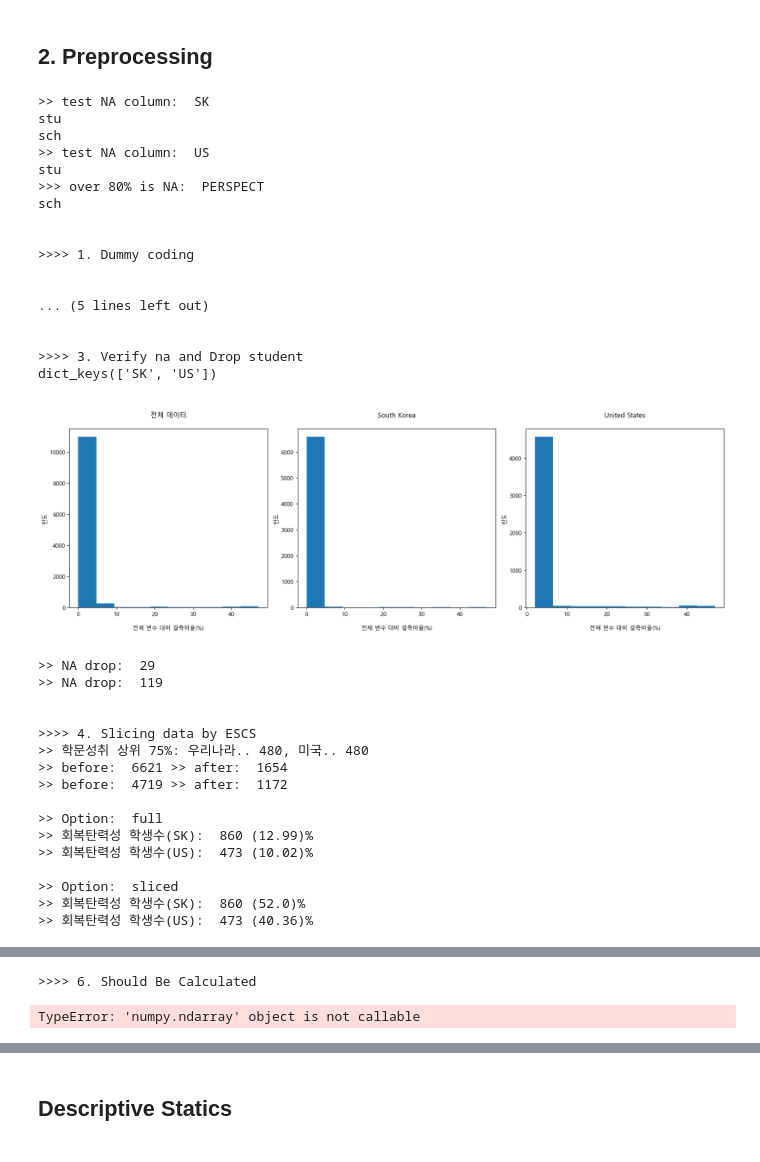
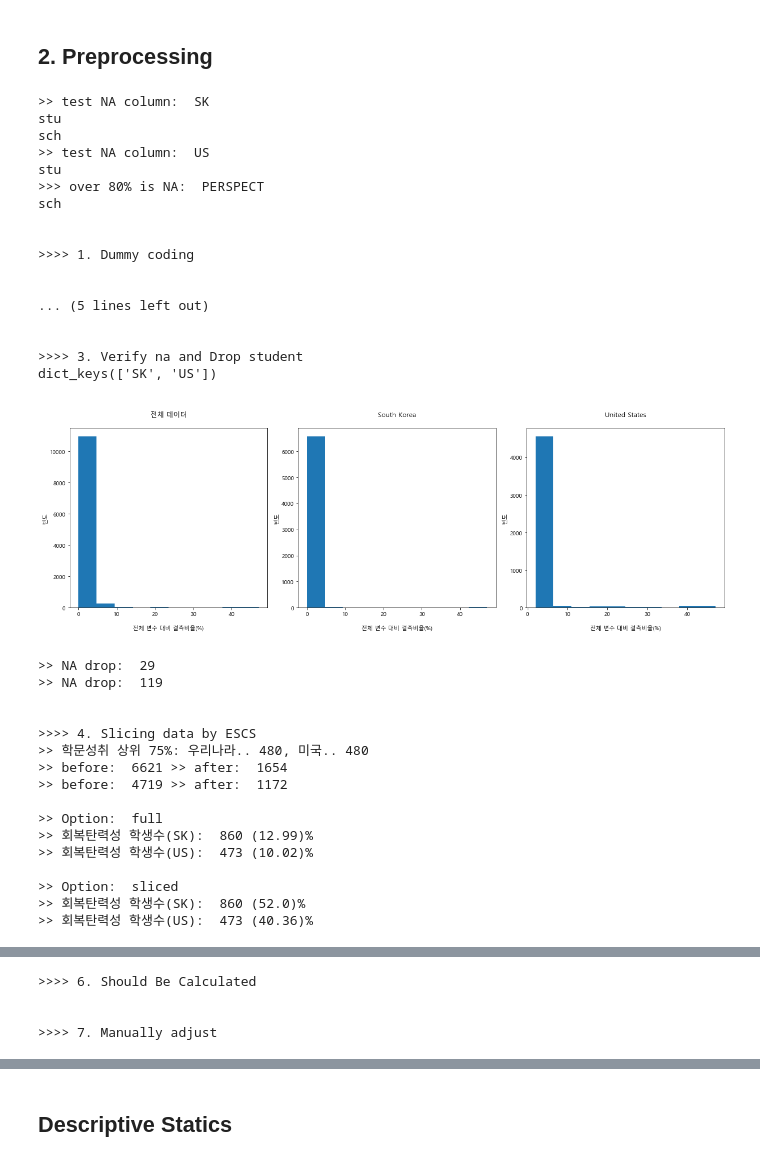
Before and after one commit to huni1023/Research, a Jupyter notebook: MixedRF/analysis.ipynb, the cells around one changed output, grey strips where cells are left out. Saved outputs shown, nothing was run; the diff lists cells and outputs as text; code cells hidden in the pictures.

```diff
--- a/MixedRF/analysis.ipynb
+++ b/MixedRF/analysis.ipynb
@@ -151,7 +151,7 @@ class Load:
         # categories 에서 일단은 codebook에 있는 변수가 다 있나 확인
         # categories 에서 individual & family, school 구분
 # %%
-LOAD_ONLY_CODEBOOK = False
+LOAD_ONLY_CODEBOOK = True
 
 Loader = Load(stuFolder="STU", schFolder='SCH', tchFolder='TCH',
                 onlyCodeBook = LOAD_ONLY_CODEBOOK,
@@ -270,6 +253,10 @@ class Preprocessing:
 
                         else:
                             continue
+        if (len(toDrop['SK']) ==0) and (len(toDrop['US']) ==0):
+            pass
+        else:
+            raise ValueError("NaN column exist, check for this")
         return toDrop
             # assert len(toDrop[nationName]) == 2, print(toDrop)
 
@@ -693,34 +680,34 @@ class Preprocessing:
         self.finalRS['full'] = columnOrder(self.finalRS['full'])
         self.finalRS['sliced'] = columnOrder(self.finalRS['sliced'])
 
 
 processor = Preprocessing(LoadedData=loadedData, codeBook=Loader.cb, dummyCodeBook='dummyCoding.json')
 processor.noDataColumn()
 processor.Dummy(doDummy=False) # 굳이 dummy할 필요가 없음, rf에서 categorical / numerical 인식해야함
 processor.Join()
 processor.DropStudent()
 processor.ESCS('level', 'read_10' ,480)
 processor.shouldBeCalculated()
 processor.AdjustMinor()
 # %% [output]
 >> test NA column:  SK
 stu
 sch
 >> test NA column:  US
 stu
 >>> over 80% is NA:  PERSPECT
 sch
 
 
 >>>> 1. Dummy coding
 
 
 ... (5 lines left out)
 
 
 >>>> 3. Verify na and Drop student
 dict_keys(['SK', 'US'])
-[figure, old version]
+[figure, new version]
 >> NA drop:  29
 >> NA drop:  119
 
@@ -742,2 +729,4 @@ dict_keys(['SK', 'US'])
 >>>> 6. Should Be Calculated
+
+
+>>>> 7. Manually adjust
-TypeError: 'numpy.ndarray' object is not callable
```
Also changed, not shown: parts of 7 cells of this notebook, 4 other files.
